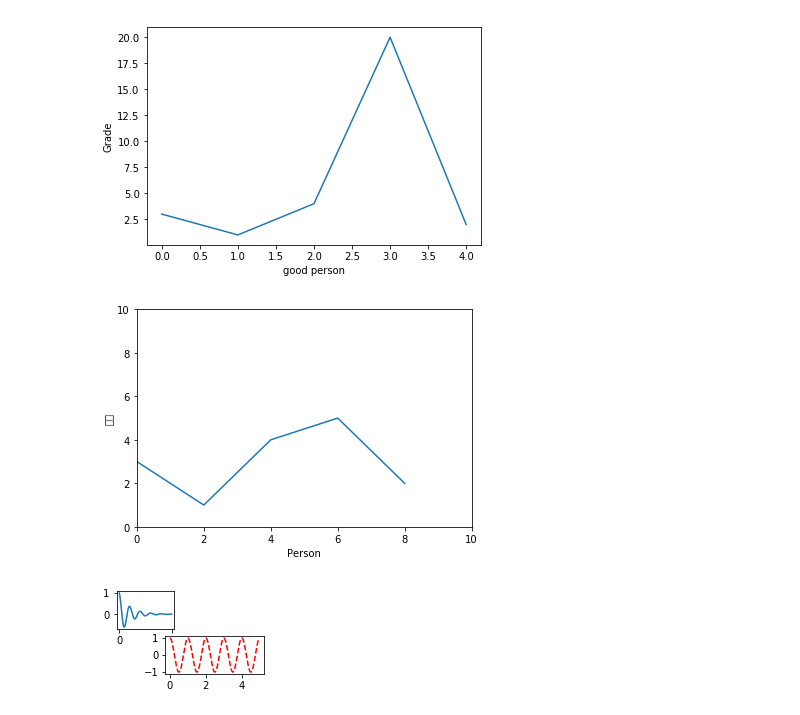
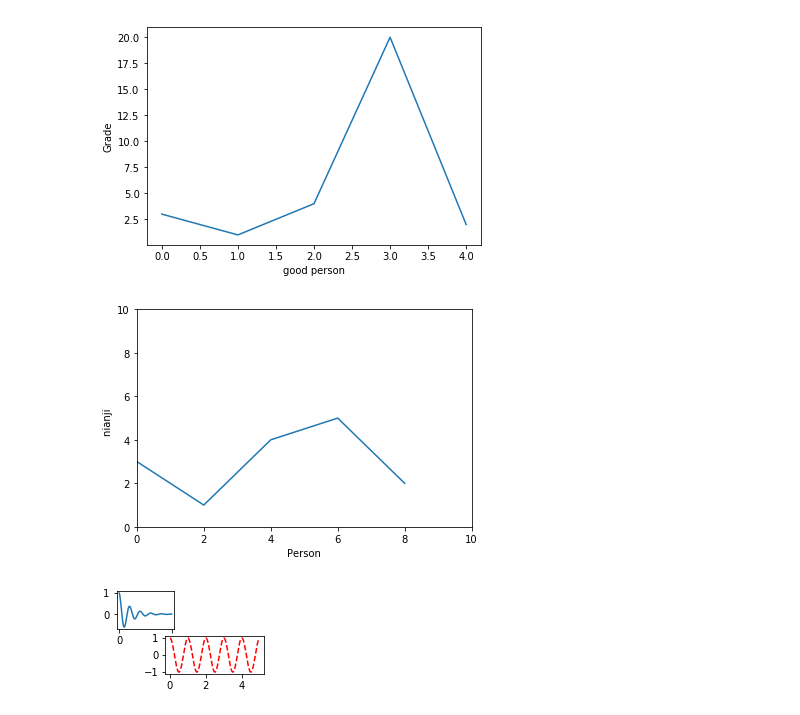
Before and after one commit to dgwy2018/bianchengke2018, a Jupyter notebook: 第二周matplotlib.ipynb, the cells around one changed output. Saved outputs shown, nothing was run; the diff lists cells and outputs as text; code cells hidden in the pictures.

```diff
--- a/第二周matplotlib.ipynb
+++ b/第二周matplotlib.ipynb
@@ -36,20 +38,20 @@ plt.show()
 # %%
 #!/usr/bin/env python3  test2
 # -*- coding: utf-8 -*-
 """
 Created on Mon Jul 17 10:25:44 2017
 
 @author: xwz
 """
 import matplotlib.pyplot as plt
 plt.plot([0,2,4,6,8],[3,1,4,5,2])
-plt.ylabel('年级')
+plt.ylabel('nianji  ')
 plt.xlabel('Person')
 plt.axis([0,10,0,10])#设定x和y的使用范围
 #plt.savefig('/home/xwz/文档/test',dpi=600)
 plt.show()
 # %% [output]
-[figure, old version]
+[figure, new version]
 # %%
 #!/usr/bin/env python3  test3
 # -*- coding: utf-8 -*-
```
Also changed, not shown: parts of 8 cells of this notebook, 2 other files.
